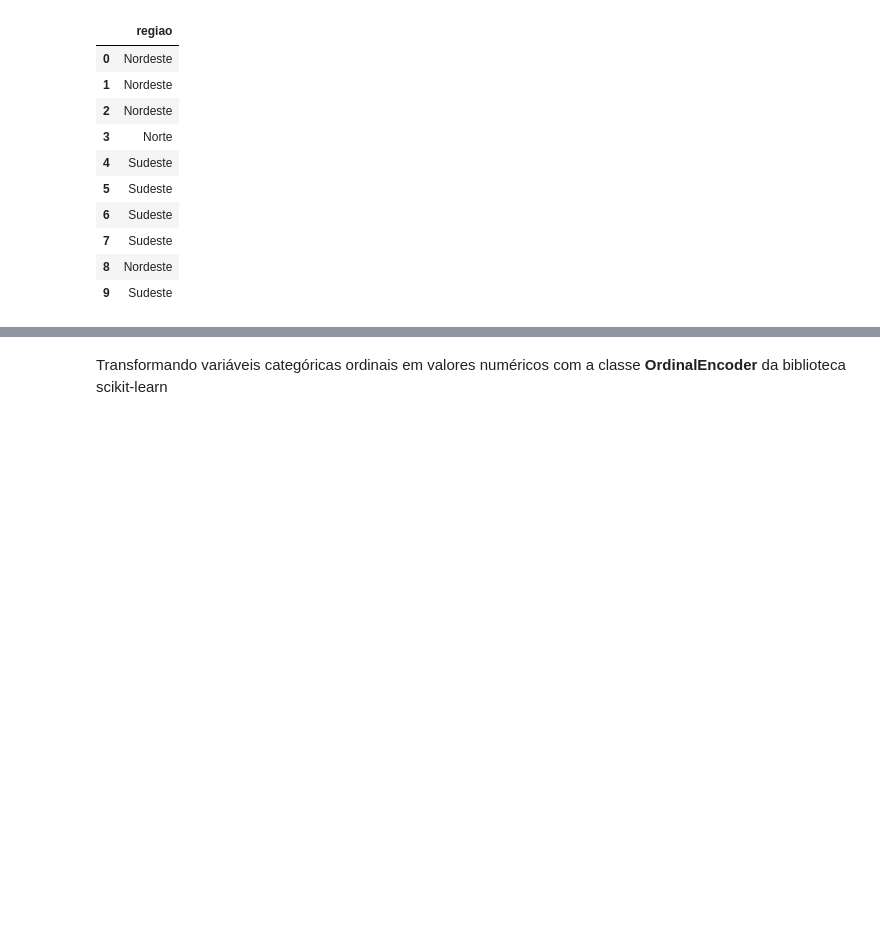
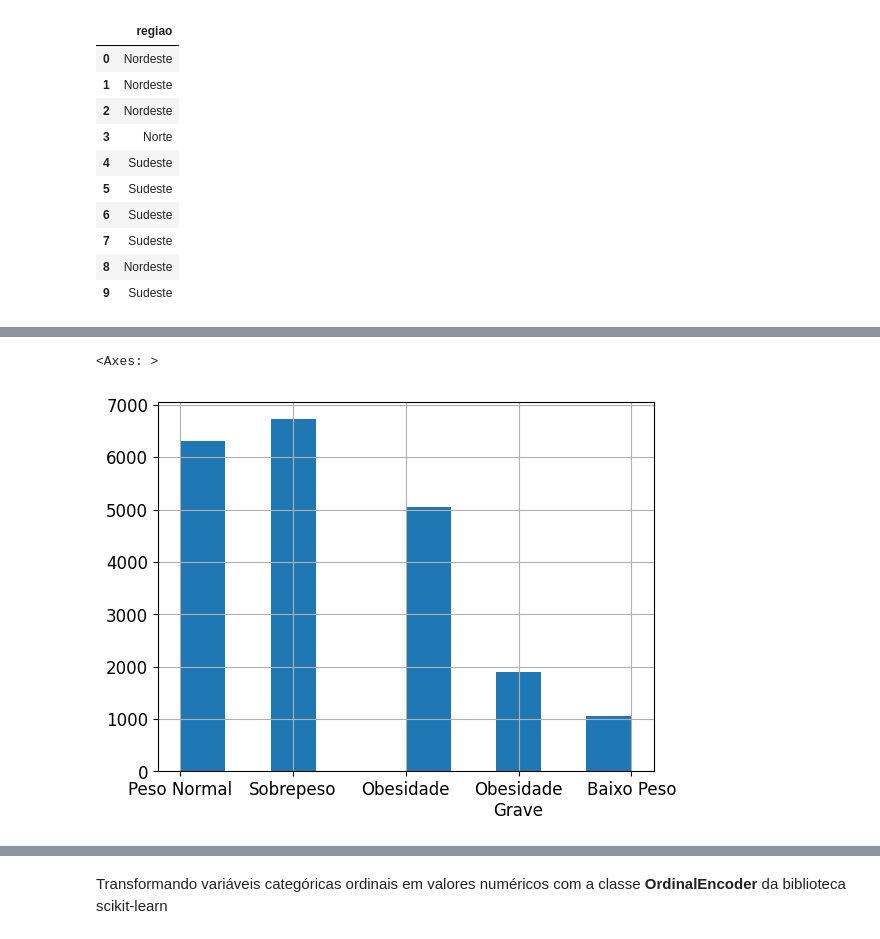
Before and after one commit to silviosnjr/Fase1_TechChallenge, a Jupyter notebook: TechChallengeFIT.ipynb, the cells around one changed output, grey strips where cells are left out. Saved outputs shown, nothing was run; the diff lists cells and outputs as text; code cells hidden in the pictures; blank space fills up the shorter version.

```diff
--- a/TechChallengeFIT.ipynb
+++ b/TechChallengeFIT.ipynb
@@ -256,0 +264,10 @@ regiao_cat.head(10)
+# %%
+# Categorizar IMC
+imc_bins = [0, 18.5, 24.9, 29.9, 39.9, np.inf]
+imc_labels = ["Baixo Peso", "Peso Normal", "Sobrepeso", "Obesidade", "Obesidade\nGrave"]
+encargos_medicos["imc_cat"] = pd.cut(encargos_medicos["IMC"], bins=imc_bins, labels=imc_labels)
+# %%
+encargos_medicos["imc_cat"].hist()
+# %% [output]
+<Axes: >
+[figure, added]
```
Also changed, not shown: parts of 51 cells of this notebook, 15 other files.
